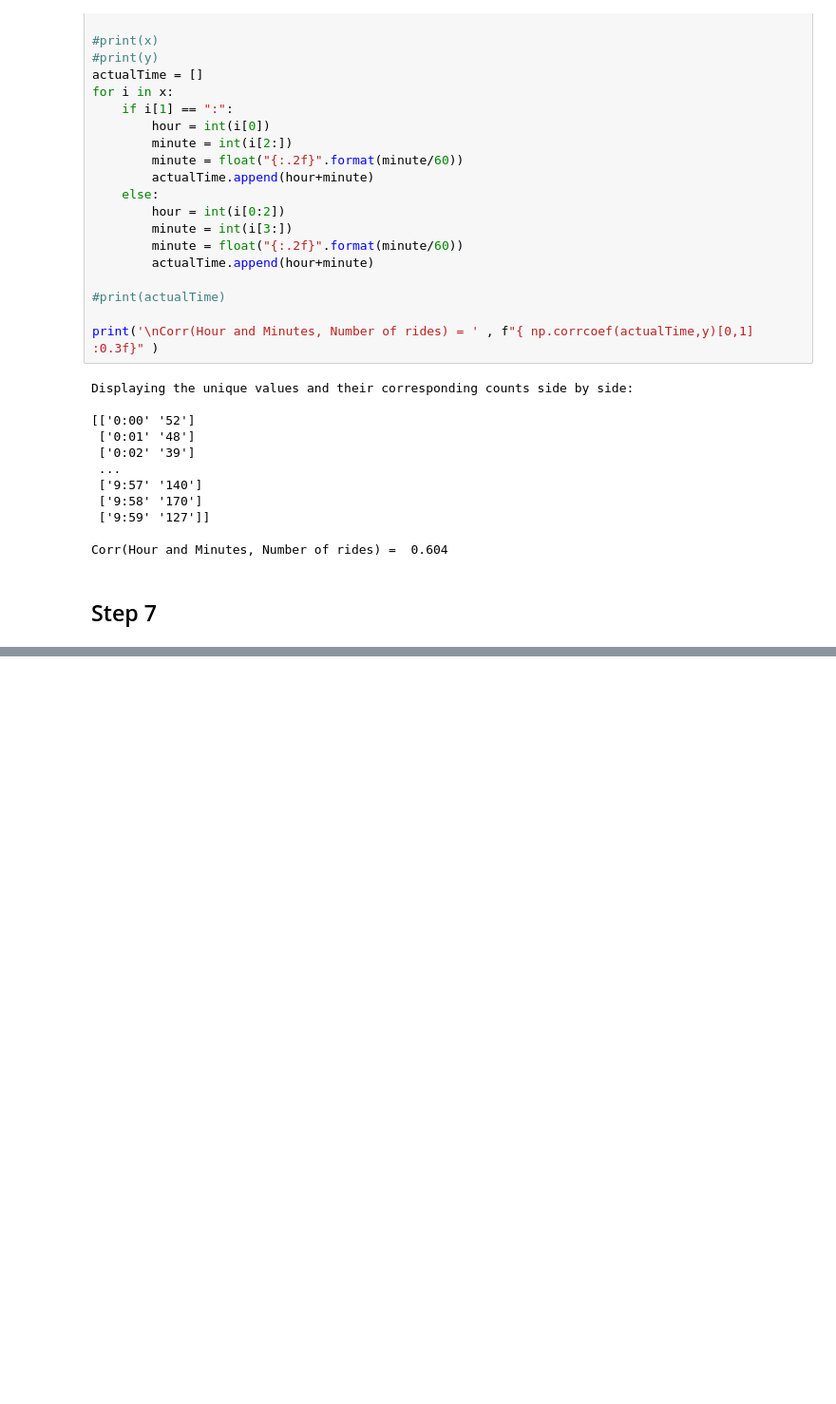
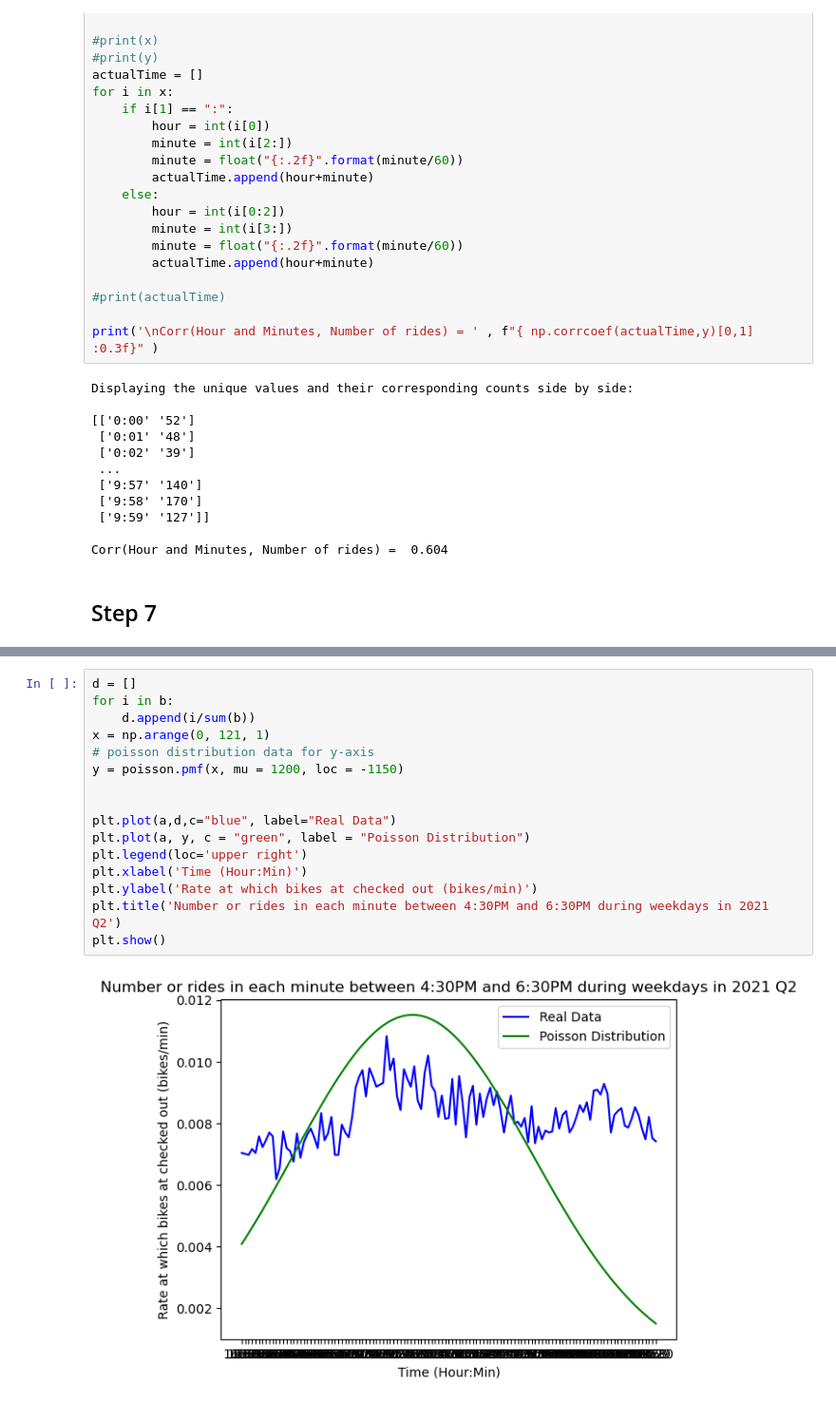
Before and after one commit to MiguelAcostaDelVecchio/RandomProcesses, a Jupyter notebook: Week6/Project1/MiguelProject1.ipynb, the cells around one changed output, grey strips where cells are left out. Shown: that part at 95% size. Cells and saved outputs as stored; diff of their text form; blank space fills up the shorter version.

```diff
--- a/Week6/Project1/MiguelProject1.ipynb
+++ b/Week6/Project1/MiguelProject1.ipynb
@@ -510,0 +638,18 @@ Corr(Hour and Minutes, Number of rides) =  0.604
+# %%
+d = []
+for i in b:
+    d.append(i/sum(b))
+x = np.arange(0, 121, 1)
+# poisson distribution data for y-axis
+y = poisson.pmf(x, mu = 1200, loc = -1150)
+
+
+plt.plot(a,d,c="blue", label="Real Data")
+plt.plot(a, y, c = "green", label = "Poisson Distribution")
+plt.legend(loc='upper right')
+plt.xlabel('Time (Hour:Min)')
+plt.ylabel('Rate at which bikes at checked out (bikes/min)')
+plt.title('Number or rides in each minute between 4:30PM and 6:30PM during weekdays in 2021 Q2')
+plt.show()
+# %% [output]
+[figure, added]
```
Also changed, not shown: parts of 8 cells of this notebook.
